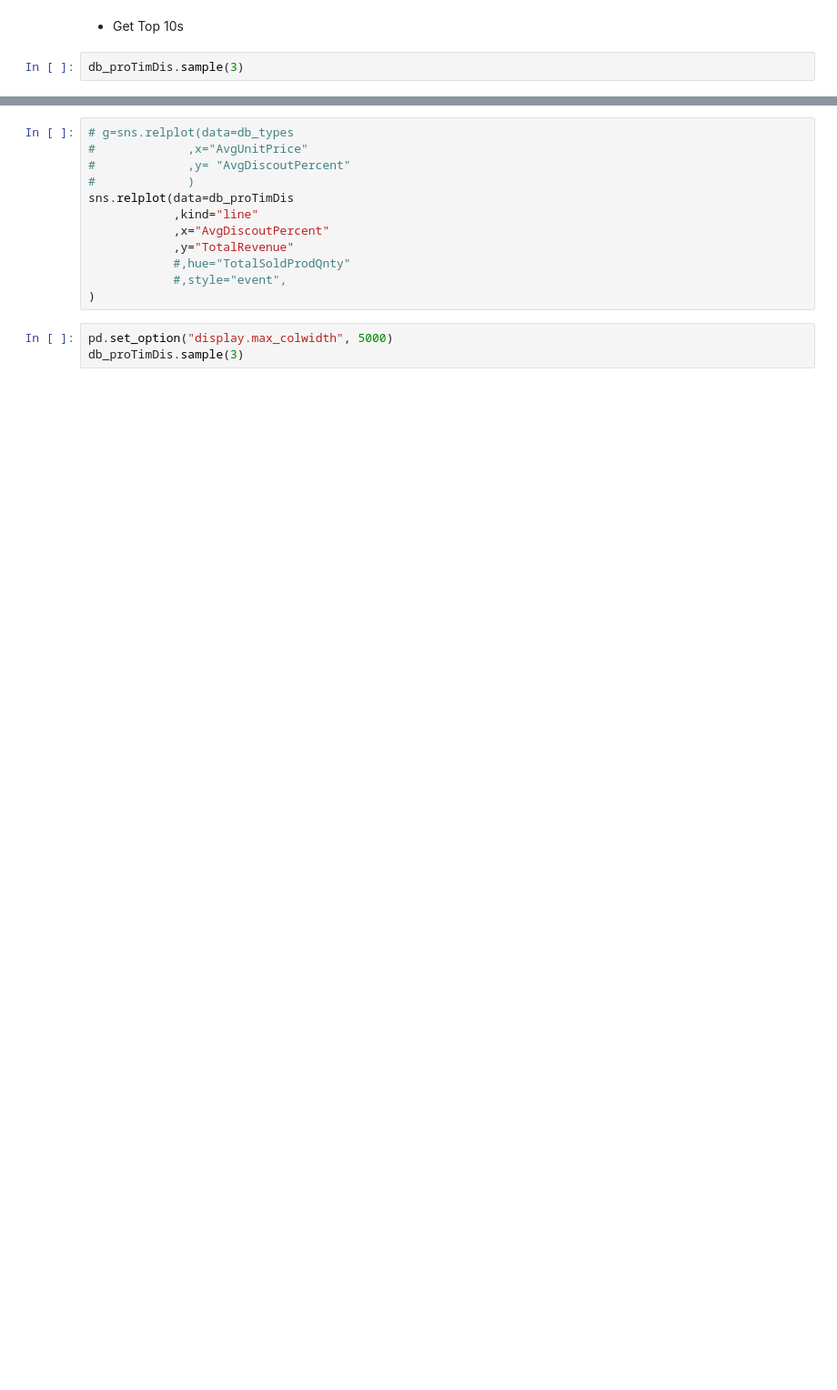
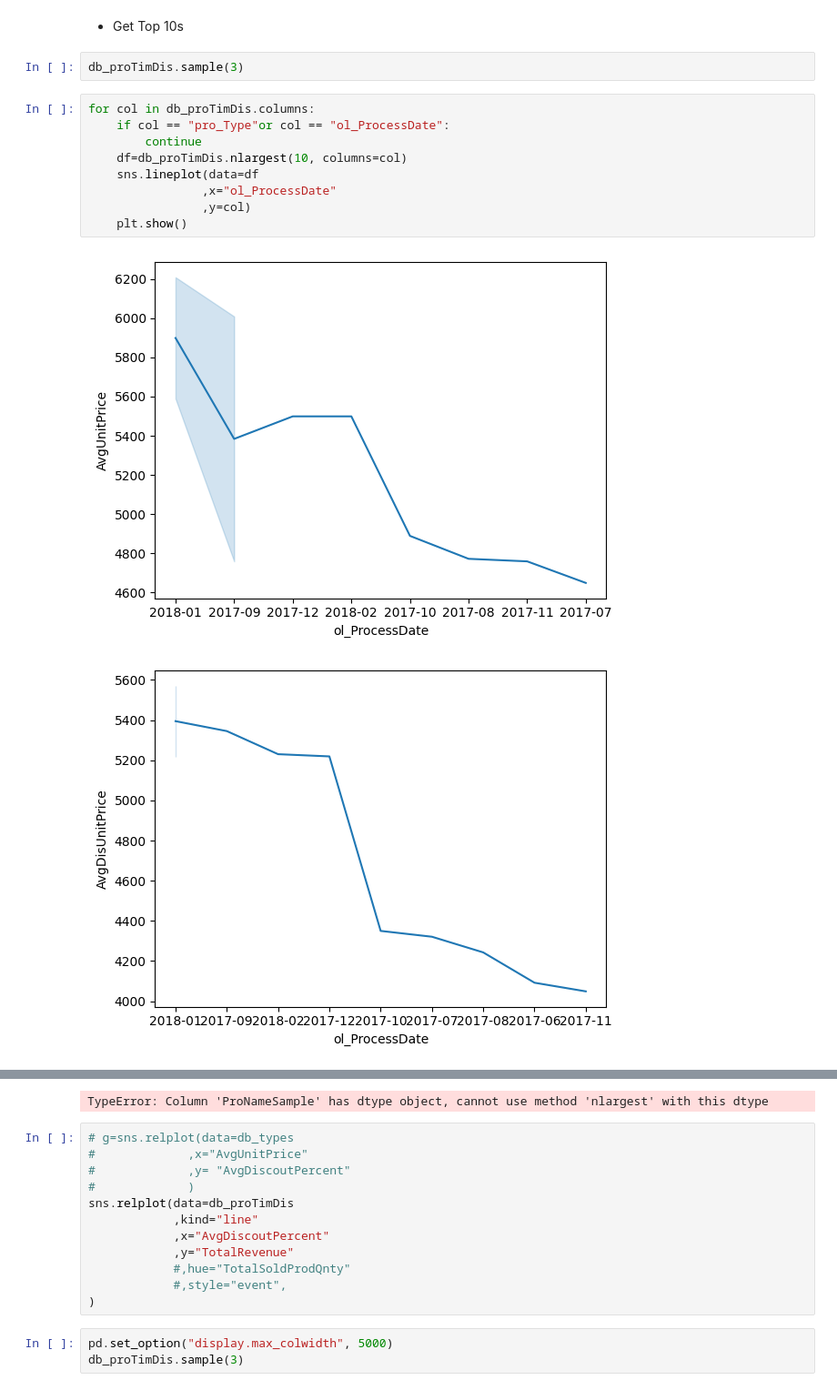
Before and after one commit to JacquelineBashta/DataStorytelling_Pandas_Matlibplot, a Jupyter notebook: Solve_BussinessQ_4.ipynb, the cells around one changed output, grey strips where cells are left out. Shown at 91% size. Saved outputs shown, nothing was run; the diff lists cells and outputs as text; blank space fills up the shorter version.

Commit message:
add some looping to create diagrams

```diff
--- a/Solve_BussinessQ_4.ipynb
+++ b/Solve_BussinessQ_4.ipynb
@@ -89,3 +106,15 @@ db_proTimDis.hist();
 - Get Top 10s
 # %%
 db_proTimDis.sample(3)
+# %%
+for col in db_proTimDis.columns:
+    if col == "pro_Type"or col == "ol_ProcessDate":
+        continue
+    df=db_proTimDis.nlargest(10, columns=col)
+    sns.lineplot(data=df
+                ,x="ol_ProcessDate"
+                ,y=col)
+    plt.show()
+# %% [output]
+[figure, added]
+[figure, added]
@@ -92,3 +125,4 @@ db_proTimDis.sample(3)
+TypeError: Column 'ProNameSample' has dtype object, cannot use method 'nlargest' with this dtype
 # %%
 # g=sns.relplot(data=db_types
 #             ,x="AvgUnitPrice"
```
Also changed, not shown: parts of 4 cells of this notebook, 1 other file.
